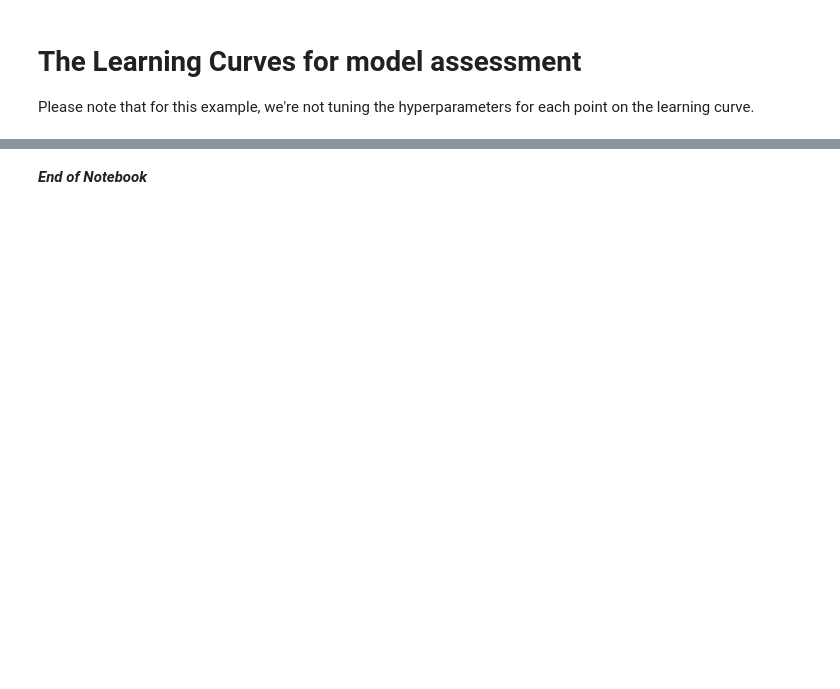
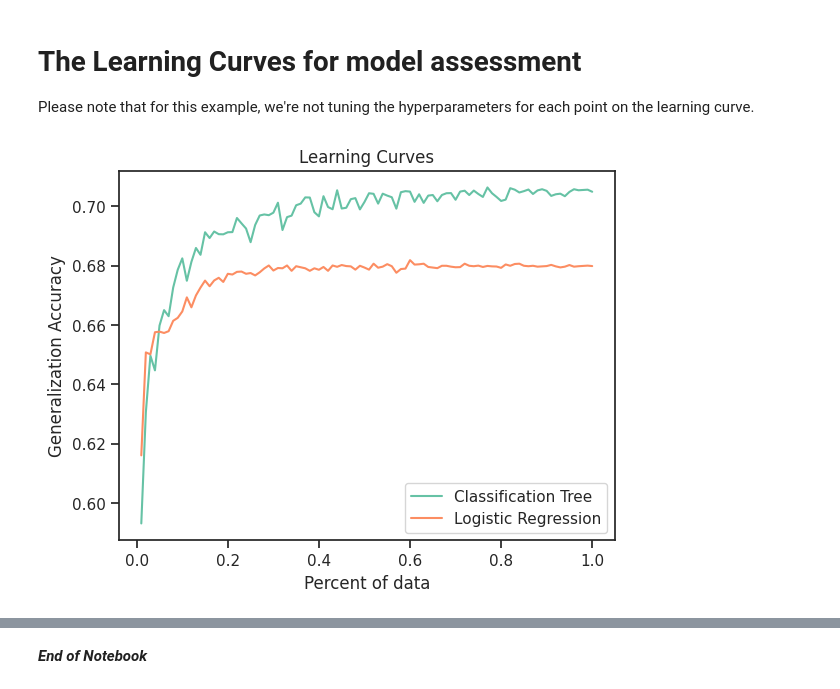
Before and after one commit to pearl-yu/foster_2023summer, a Jupyter notebook: churn.ipynb, the cells around one changed output, grey strips where cells are left out. Cells and saved outputs as stored; diff of their text form; code cells hidden in the pictures; blank space fills up the shorter version.

```diff
--- a/churn.ipynb
+++ b/churn.ipynb
@@ -360 +376,12 @@ lr_scores = [evaluate_model_on_sample(X, y, LogisticRegression(solver='liblinear
+# %%
+# Plot without confidence interval
+plt.plot(pcts, dt_scores, label="Classification Tree")
+plt.plot(pcts, lr_scores, label="Logistic Regression")
+plt.xlabel("Percent of data")
+plt.ylabel("Generalization Accuracy")
+plt.title('Learning Curves')
+plt.legend()
+plt.show()
+# %% [output]
+[figure, added]
 # %%
```
Also changed, not shown: parts of 5 cells of this notebook.
